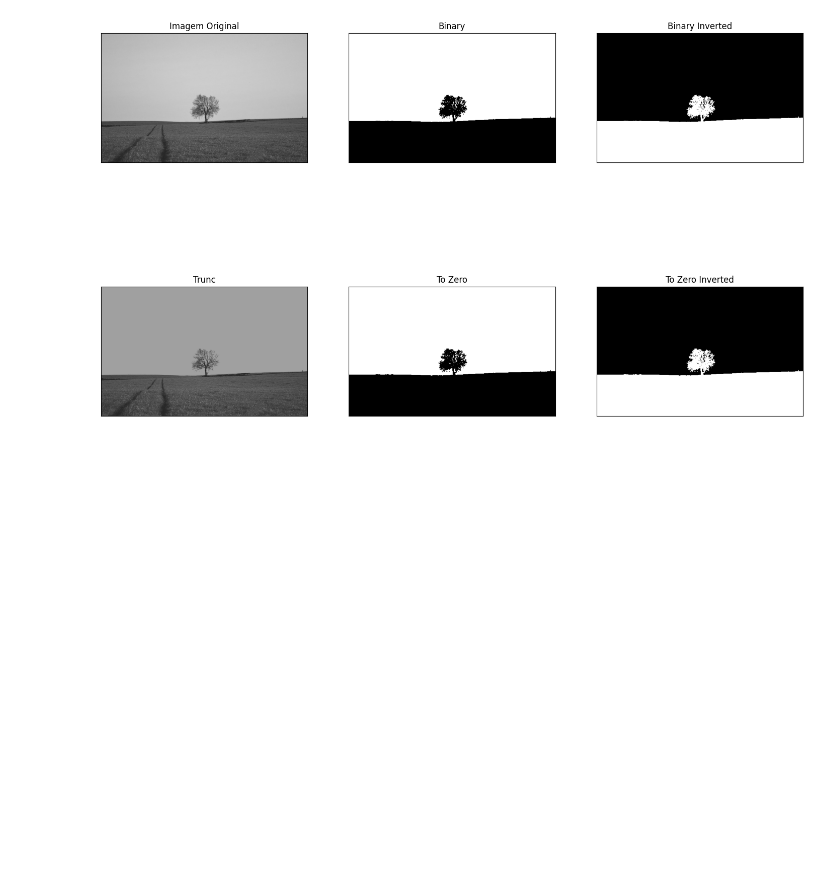
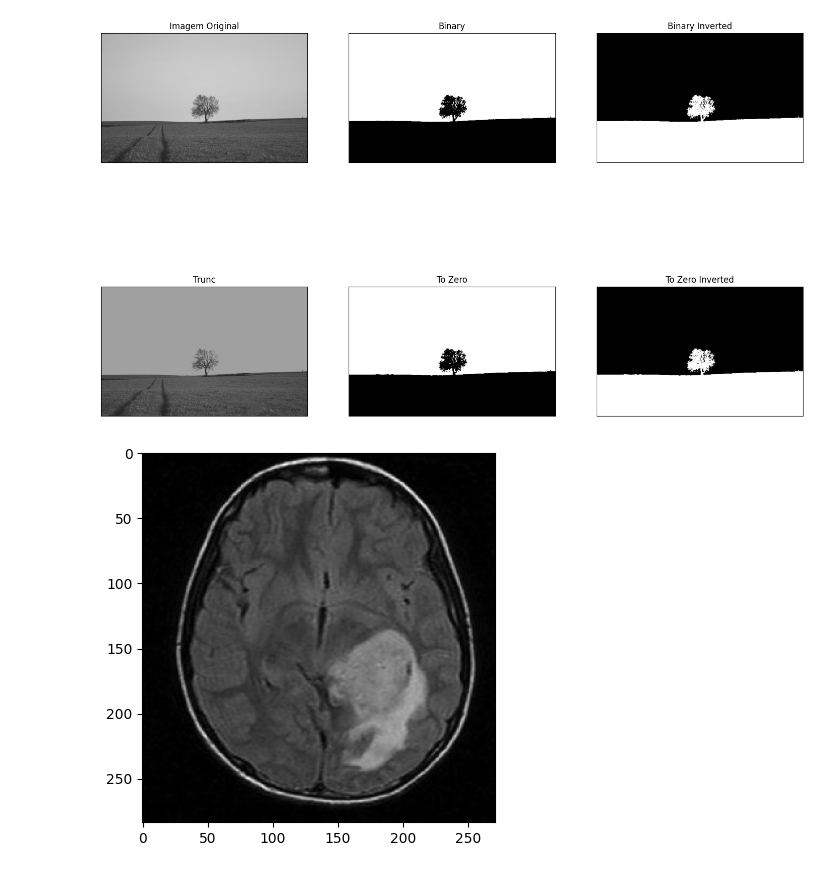
Before and after one commit to RitaDCassia/CNN, a Jupyter notebook: tipos_limiarizacao.ipynb, the cells around one changed output. Drawn from its saved outputs; the diff is of its cells as text; code cells hidden in the pictures; blank space fills up the shorter version.

```diff
--- a/tipos_limiarizacao.ipynb
+++ b/tipos_limiarizacao.ipynb
@@ -60,3 +60,9 @@ def exibir_limiarizacao(img, limiar = 127):
 exibir_limiarizacao(gray, limiar)
 # %% [output]
 [figure]
+# %%
+img = cv2.imread('/content/imagens/ct-scan.jpg')
+gray = cv2.cvtColor(img, cv2.COLOR_RGB2GRAY)
+plt.imshow(gray, cmap='gray');
+# %% [output]
+[figure, added]
```
Also changed, not shown: parts of 1 cell of this notebook.
